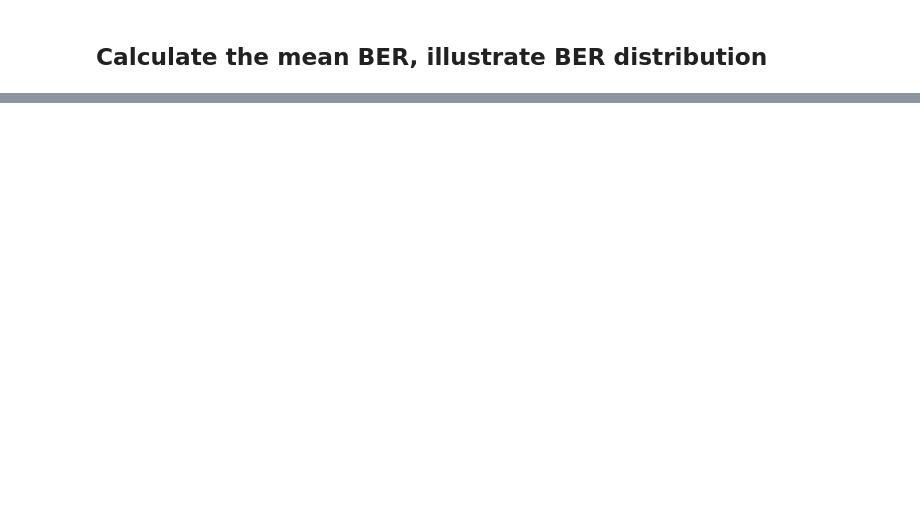
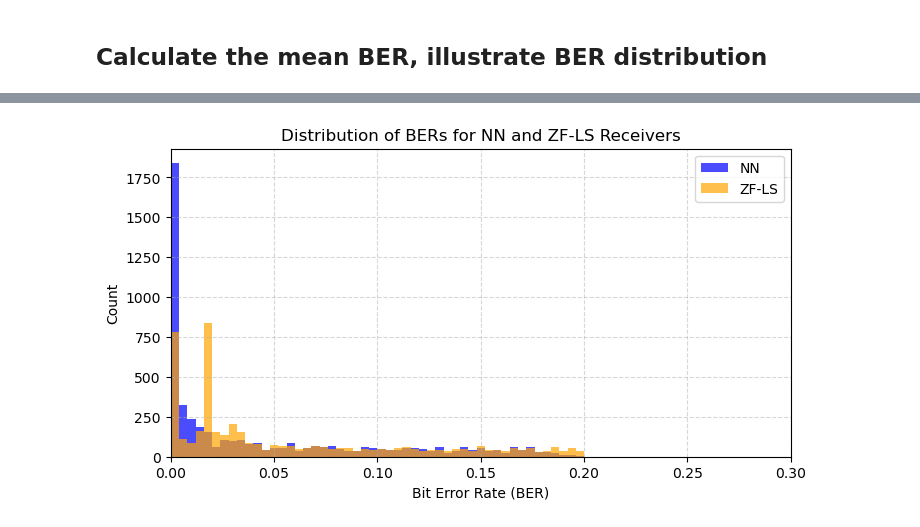
Before and after one commit to rikluost/ofdm-plutosdr-pytorch, a Jupyter notebook: 50-compare-ZF-LS-with-NN-based-RX-testset.ipynb, the cells around one changed output, grey strips where cells are left out. Cells and saved outputs as stored; diff of their text form; code cells hidden in the pictures; blank space fills up the shorter version.

```diff
--- a/50-compare-ZF-LS-with-NN-based-RX-testset.ipynb
+++ b/50-compare-ZF-LS-with-NN-based-RX-testset.ipynb
@@ -178,17 +169,19 @@ print('Average test BER ZF-LS: {:.4f}'.format(average_test_BER_ZFLS))
 # %%
 bins = np.linspace(0, 0.2, 51)
 
 # Plotting with logarithmic scale for y-axis
-plt.figure(figsize=(7, 4))
+plt.figure(figsize=(8, 4))
 plt.hist(test_BERs_NN, bins=bins, alpha=0.7, color='blue', label='NN')
 plt.hist(test_BERs_ZFLS, bins=bins, alpha=0.7, color='orange', label='ZF-LS')
 plt.xlabel('Bit Error Rate (BER)')
 plt.ylabel('Count')
 plt.title('Distribution of BERs for NN and ZF-LS Receivers')
 plt.legend()
-plt.xlim(0, 0.1)
-plt.yscale('log')  # Setting y-axis to logarithmic scale
+plt.xlim(0, 0.3)
+#plt.yscale('log')  # Setting y-axis to logarithmic scale
 plt.grid(True, linestyle='--', alpha=0.5)
 if save_plots:
-    plt.savefig('pics/BER_distribution_testset_log_scale.png', dpi=300)
+    plt.savefig('pics/BER_distribution_testset_log_scale.png', bbox_inches='tight')
 plt.show()
+# %% [output]
+[figure, added]
```
Also changed, not shown: parts of 7 cells of this notebook, 28 other files.
